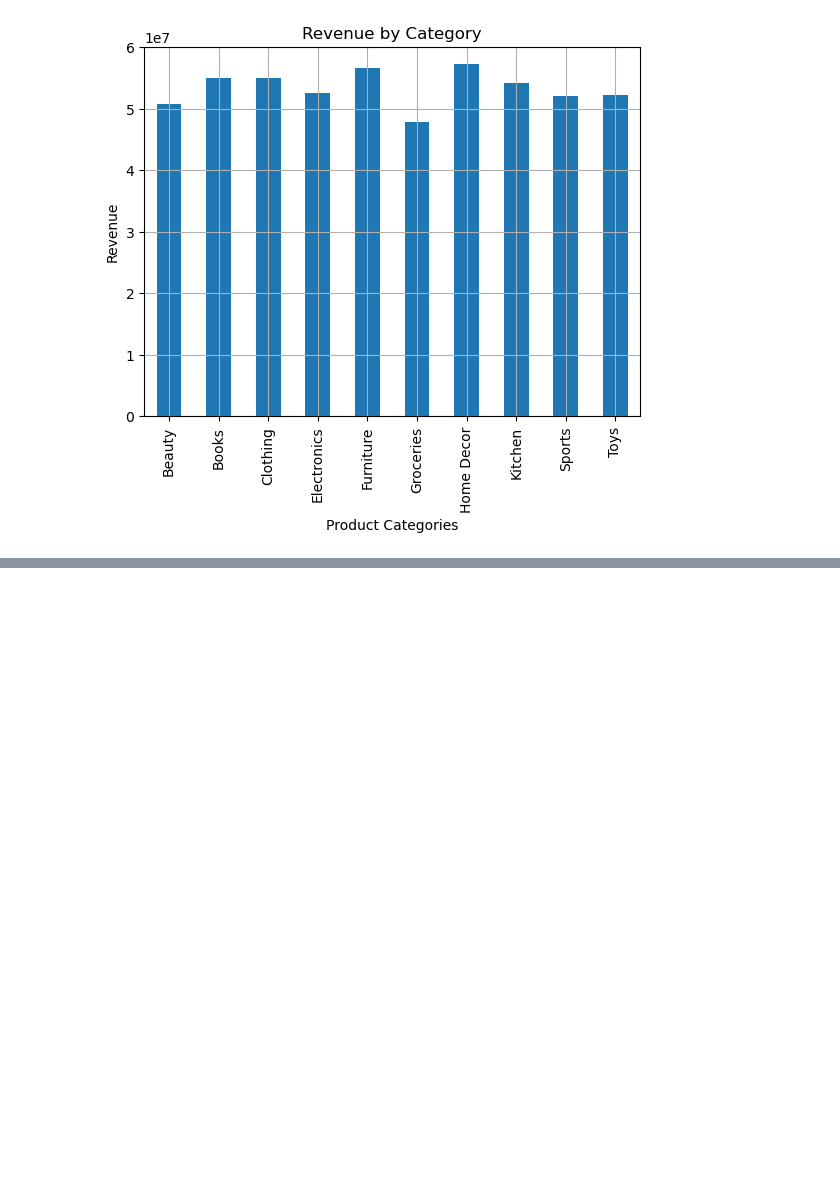
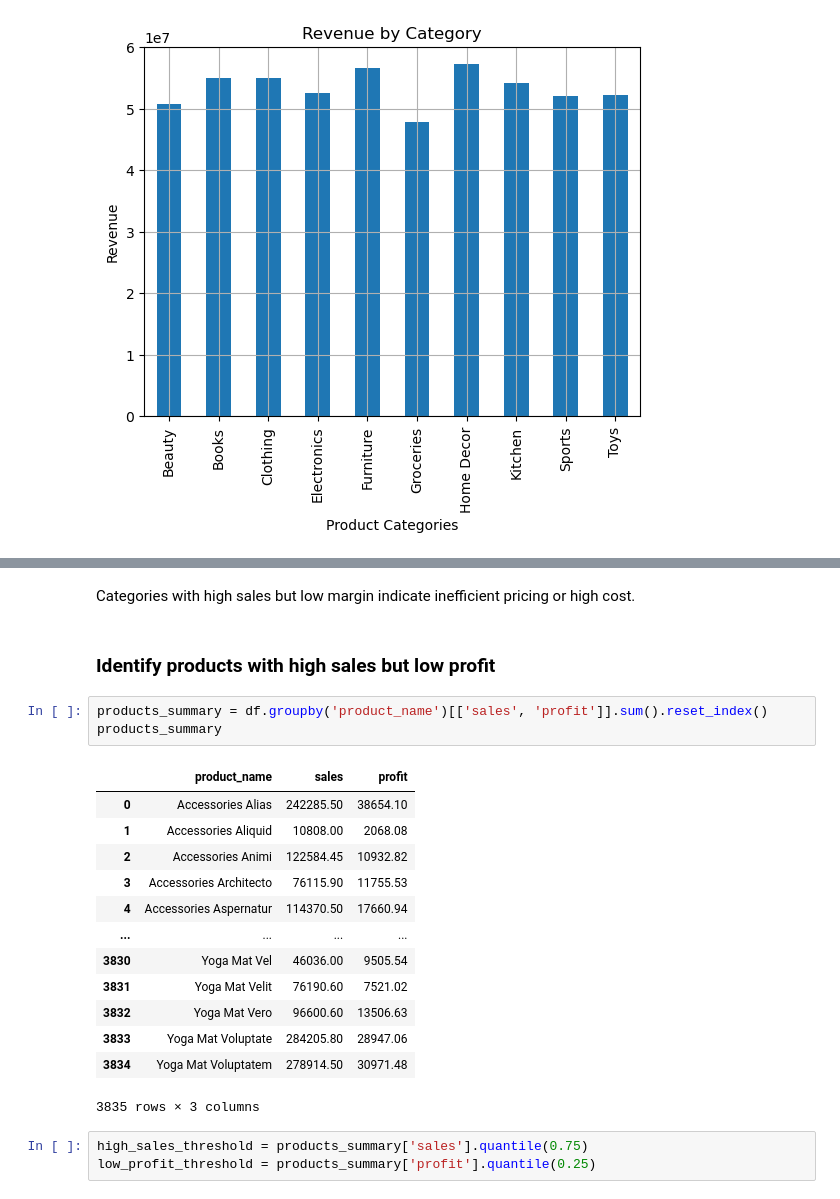
Before and after one commit to premjaiswal0117/ecommerce-data-analytics-ml, a Jupyter notebook: notebooks/eda.ipynb, the cells around one changed output, grey strips where cells are left out. Cells and saved outputs as stored; diff of their text form; blank space fills up the shorter version.

```diff
--- a/notebooks/eda.ipynb
+++ b/notebooks/eda.ipynb
@@ -250,0 +329,24 @@ plt.grid(True)
+# %% [markdown]
+Categories with high sales but low margin indicate inefficient pricing or high cost.
+# %% [markdown]
+### Identify products with high sales but low profit
+# %%
+products_summary = df.groupby('product_name')[['sales', 'profit']].sum().reset_index()
+products_summary
+# %% [output]
+|  | product_name | sales | profit |
+| 0 | Accessories Alias | 242285.50 | 38654.10 |
+| 1 | Accessories Aliquid | 10808.00 | 2068.08 |
+| 2 | Accessories Animi | 122584.45 | 10932.82 |
+| 3 | Accessories Architecto | 76115.90 | 11755.53 |
+| 4 | Accessories Aspernatur | 114370.50 | 17660.94 |
+| ... | ... | ... | ... |
+| 3830 | Yoga Mat Vel | 46036.00 | 9505.54 |
+| 3831 | Yoga Mat Velit | 76190.60 | 7521.02 |
+| 3832 | Yoga Mat Vero | 96600.60 | 13506.63 |
+| 3833 | Yoga Mat Voluptate | 284205.80 | 28947.06 |
+| 3834 | Yoga Mat Voluptatem | 278914.50 | 30971.48 |
+3835 rows × 3 columns
+# %%
+high_sales_threshold = products_summary['sales'].quantile(0.75)
+low_profit_threshold = products_summary['profit'].quantile(0.25)
```
Also changed, not shown: parts of 55 cells of this notebook.
